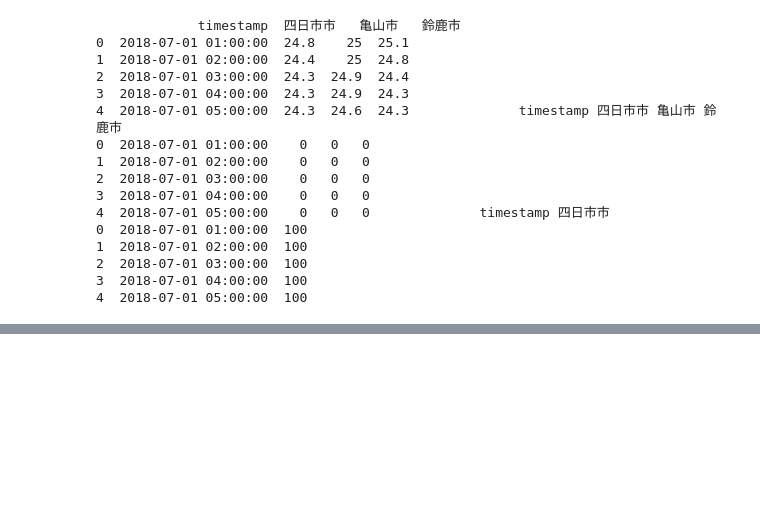
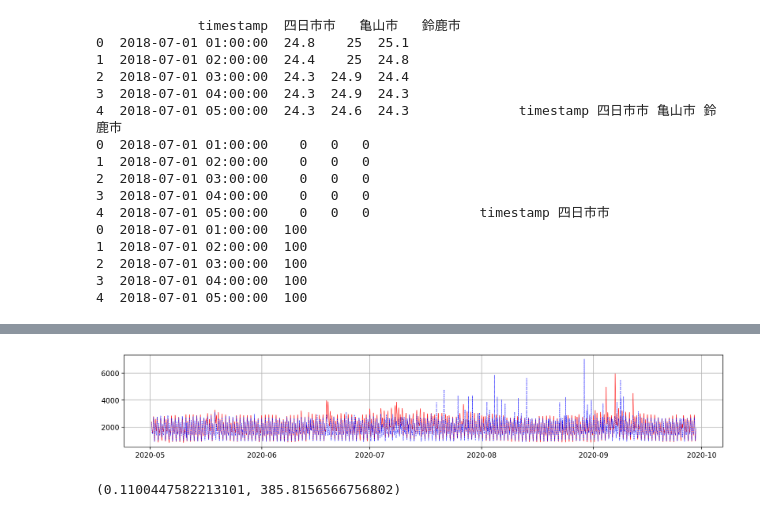
Before and after one commit to zhexingwang/truckline, a Jupyter notebook: trunk-line.ipynb, the cells around one changed output, grey strips where cells are left out. Drawn from its saved outputs; the diff is of its cells as text; code cells hidden in the pictures; blank space fills up the shorter version.

```diff
--- a/trunk-line.ipynb
+++ b/trunk-line.ipynb
@@ -203,0 +279,41 @@ Name: timestamp, Length: 7294, dtype: datetime64[ns]
+# %%
+#長期予測
+def prediction_normal(city):
+    if city == 1:
+        nanarray = train_X.iloc[:, [1,4,7,8]].isnull().any(axis=1)
+        X = train_X.iloc[:, [1,4,7,8]].dropna(axis=0)
+        Y = train_Y.drop(index=train_Y[nanarray].index, axis=1)
+        act = data_city[data_city.timestamp.isin(test_time)].四日市市
+        mdl = RF(np.asarray(X), np.asarray(Y.四日市市), 300, 100)
+        pre = mdl.predict(np.asarray(test_X.iloc[:,[0,3,6,7]]))
+        df_result = pd.concat([act.reset_index().drop(columns="index"),
+                               pd.DataFrame(pre)], axis=1).to_csv("result四日市市_"+ "検証期間" + str(ver) + ".csv", encoding="cp932")
+
+    elif city == 2:
+        nanarray = train_X.iloc[:, [2,5,7,8]].isnull().any(axis=1)
+        X = train_X.iloc[:, [2,5,7,8]].dropna(axis=0)
+        Y = train_Y.drop(index=train_Y[nanarray].index, axis=1)
+        act = data_city[data_city.timestamp.isin(test_time)].亀山市
+        mdl = RF(np.asarray(X), np.asarray(Y.亀山市), 300, 100)
+        pre = mdl.predict(np.asarray(test_X.iloc[:,[1,4,6,7]]))
+        df_result = pd.concat([act.reset_index().drop(columns="index"),
+                               pd.DataFrame(pre)], axis=1).to_csv("result亀山市_"+ "検証期間" + str(ver) + ".csv", encoding="cp932")
+
+    else:
+        nanarray = train_X.iloc[:, [3,6,7,8]].isnull().any(axis=1)
+        X = train_X.iloc[:, [3,6,7,8]].dropna(axis=0)
+        Y = train_Y.drop(index=train_Y[nanarray].index, axis=1)
+        strarray = np.asarray(X[~X.applymap(np.isreal).all(axis=1)].index) # 鈴鹿市の気温配列に '-' が存在するため、削除
+        X = X.drop(index=strarray, axis=1)
+        Y = Y.drop(index=strarray, axis=1)
+        act = data_city[data_city.timestamp.isin(test_time)].鈴鹿市
+        mdl = RF(np.asarray(X), np.asarray(Y.鈴鹿市), 300, 100)
+        pre = mdl.predict(np.asarray(test_X.iloc[:,[2,5,6,7]]))
+        df_result = pd.concat([act.reset_index().drop(columns="index"),
+                               pd.DataFrame(pre)], axis=1).to_csv("result鈴鹿市_"+ "検証期間" + str(ver) + ".csv", encoding="cp932")
+
+    return np.float64(act), np.asarray(pre)
+#trend_fig_comp(test_time, np.asarray(act), np.asarray(pre))
+act1, pre1 = prediction_normal(1)
+act2, pre2 = prediction_normal(2)
+act3, pre3 = prediction_normal(3)
@@ -203,0 +392,6 @@ Name: timestamp, Length: 7294, dtype: datetime64[ns]
+# %%
+trend_fig_comp2(test_time, (act1 + act2 +act3), (pre1 + pre2 + pre3))
+error_cal((act1 + act2 +act3), (pre1 + pre2 + pre3))
+# %% [output]
+[figure, added]
+(0.1100447582213101, 385.8156566756802)
```
Also changed, not shown: parts of 18 cells of this notebook, 7 other files.
